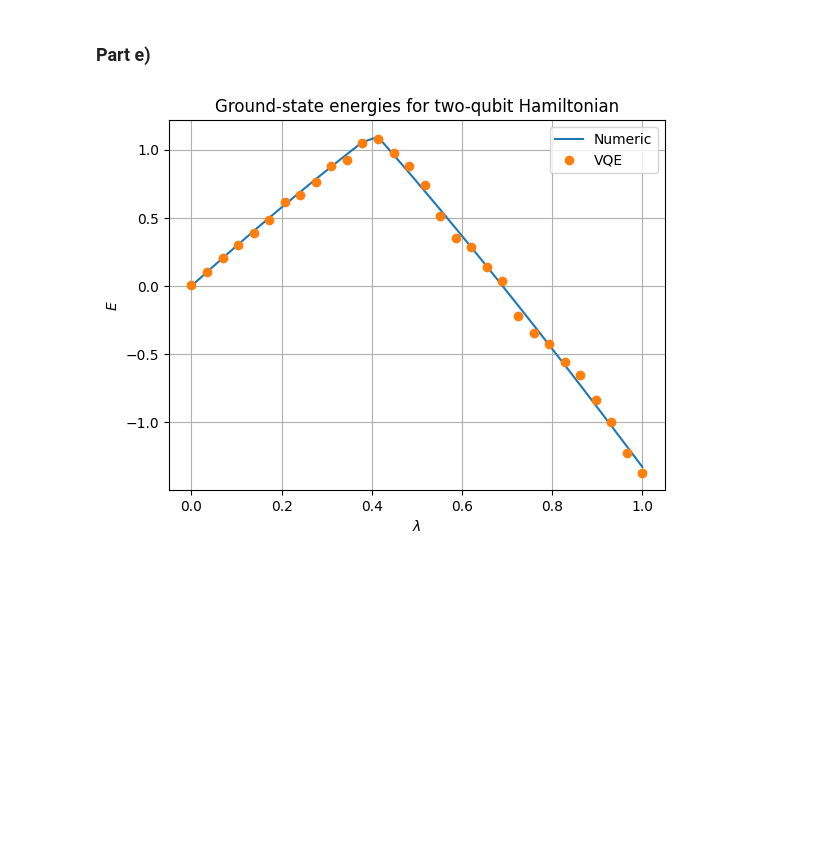
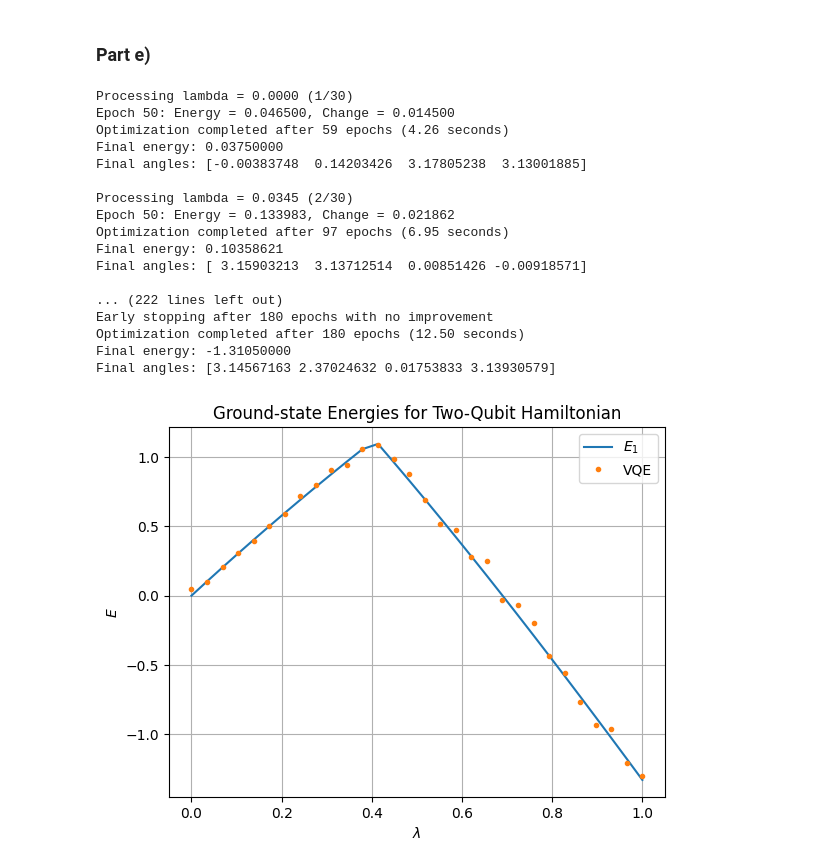
Before and after one commit to semapheur/fys5419, a Jupyter notebook: project_1/code/part_de.ipynb, the cells around one changed output. Cells and saved outputs as stored; diff of their text form; code cells hidden in the pictures; blank space fills up the shorter version.

```diff
--- a/project_1/code/part_de.ipynb
+++ b/project_1/code/part_de.ipynb
@@ -42,39 +42,56 @@ import sys
 
 from matplotlib import pyplot as plt
 import numpy as np
 
 sys.path.insert(0, "../../src/python")
 from vqe_binary import (
   exact_energies_and_entropies,
   energy_expectation,
   qiskit_energy_expectation,
 )
 from vqe_utils import vqe_energies, scipy_vqe_energies
 
 np.random.seed(42)
 
 shots = 1000
 learning_rate = 0.1
 epochs = 500
 lambdas = np.linspace(0, 1.0, 30)
 
 energies_exact, _ = exact_energies_and_entropies(lambdas)
 
-# energies_approx, _, _ = vqe_energies(
-#  4, energy_expectation, lambdas, shots, epochs, learning_rate, "adam", True
+energies_approx, _, _ = vqe_energies(
+  4, energy_expectation, lambdas, shots, epochs, learning_rate, "adam", True
+)
+# energies_approx = scipy_vqe_energies(
+#  4, energy_expectation, lambdas, shots, "Powell", 1000, 1e-5
 # )
-energies_approx = scipy_vqe_energies(
-  4, energy_expectation, lambdas, shots, "Powell", 1000, 1e-5
-)
 
-plt.plot(lambdas, energies_exact[:, 0], label="Numeric")
-plt.plot(lambdas, energies_approx, marker="o", linestyle="None", label="VQE")
+plt.plot(lambdas, energies_exact[:, 0], label="$E_1$")
+plt.plot(lambdas, energies_approx, marker=".", linestyle="None", label="VQE")
 plt.xlabel(r"$\lambda$")
 plt.ylabel(r"$E$")
-plt.title("Ground-state energies for two-qubit Hamiltonian")
+plt.title("Ground-state Energies for Two-Qubit Hamiltonian")
 plt.legend()
 plt.grid(True)
 # plt.savefig("vqe_binary_result.pdf", format="pdf")
 plt.show()
 # %% [output]
+Processing lambda = 0.0000 (1/30)
+Epoch 50: Energy = 0.046500, Change = 0.014500
+Optimization completed after 59 epochs (4.26 seconds)
+Final energy: 0.03750000
+Final angles: [-0.00383748  0.14203426  3.17805238  3.13001885]
+
+Processing lambda = 0.0345 (2/30)
+Epoch 50: Energy = 0.133983, Change = 0.021862
+Optimization completed after 97 epochs (6.95 seconds)
+Final energy: 0.10358621
+Final angles: [ 3.15903213  3.13712514  0.00851426 -0.00918571]
+
+... (222 lines left out)
+Early stopping after 180 epochs with no improvement
+Optimization completed after 180 epochs (12.50 seconds)
+Final energy: -1.31050000
+Final angles: [3.14567163 2.37024632 0.01753833 3.13930579]
-[figure, old version]
+[figure, new version]
```
Also changed, not shown: 42 other files.
